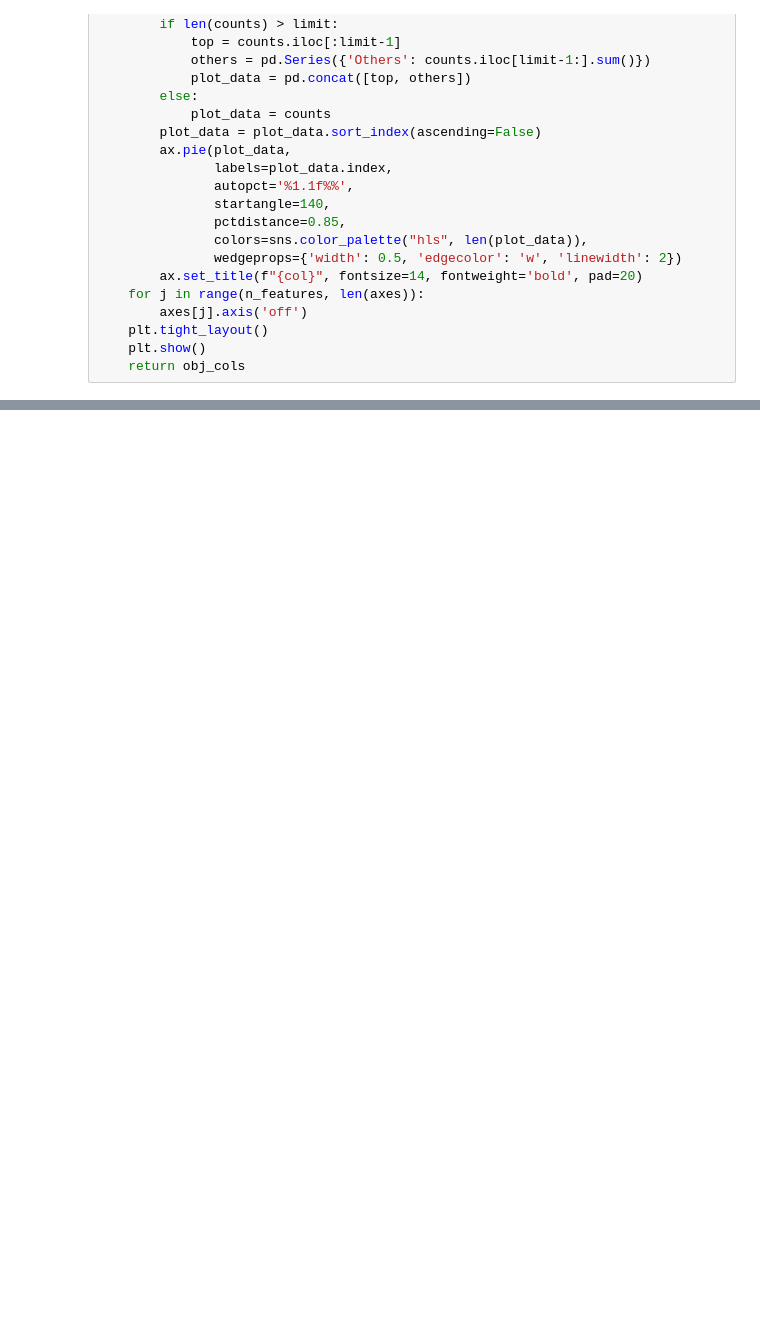
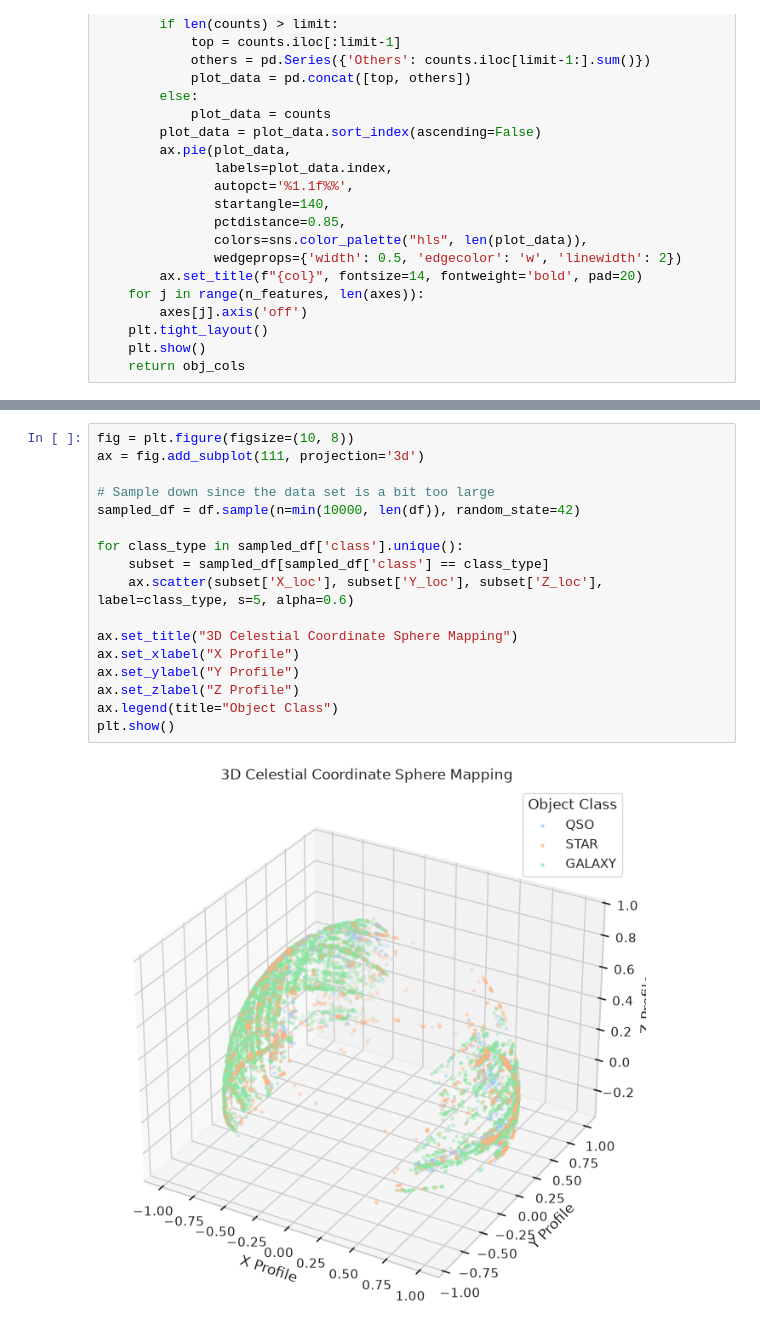
Before and after one commit to ryan-halstater/Stellar-Classification, a Jupyter notebook: EDA.ipynb, the cells around one changed output, grey strips where cells are left out. Drawn from its saved outputs; the diff is of its cells as text; blank space fills up the shorter version.

```diff
--- a/EDA.ipynb
+++ b/EDA.ipynb
@@ -146,0 +245,19 @@ Classification: STAR
+# %%
+fig = plt.figure(figsize=(10, 8))
+ax = fig.add_subplot(111, projection='3d')
+
+# Sample down since the data set is a bit too large
+sampled_df = df.sample(n=min(10000, len(df)), random_state=42)
+
+for class_type in sampled_df['class'].unique():
+    subset = sampled_df[sampled_df['class'] == class_type]
+    ax.scatter(subset['X_loc'], subset['Y_loc'], subset['Z_loc'], label=class_type, s=5, alpha=0.6)
+
+ax.set_title("3D Celestial Coordinate Sphere Mapping")
+ax.set_xlabel("X Profile")
+ax.set_ylabel("Y Profile")
+ax.set_zlabel("Z Profile")
+ax.legend(title="Object Class")
+plt.show()
+# %% [output]
+[figure, added]
```
Also changed, not shown: parts of 9 cells of this notebook.
